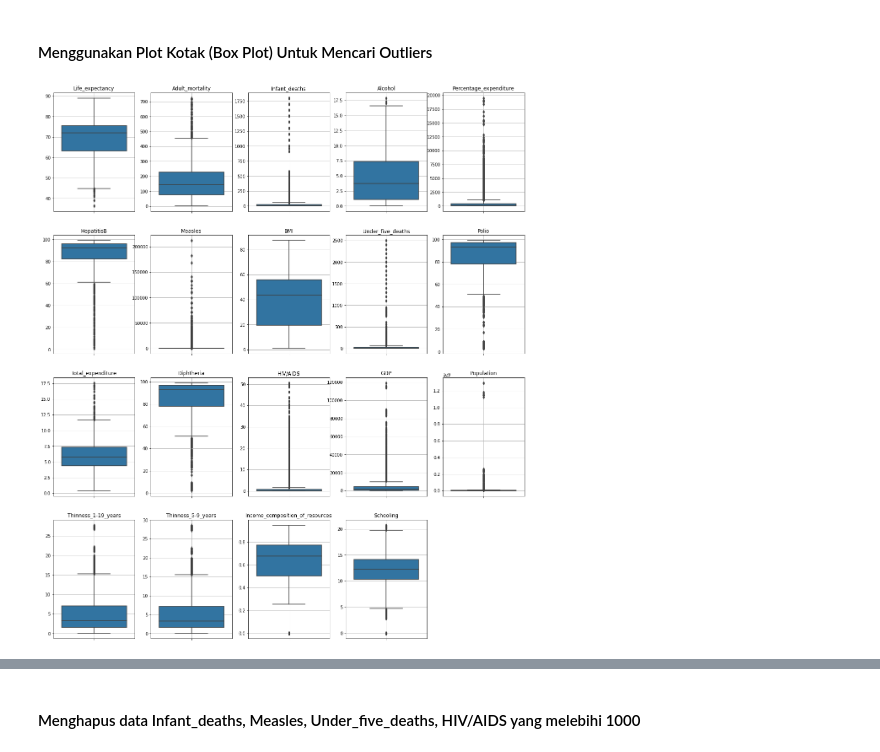
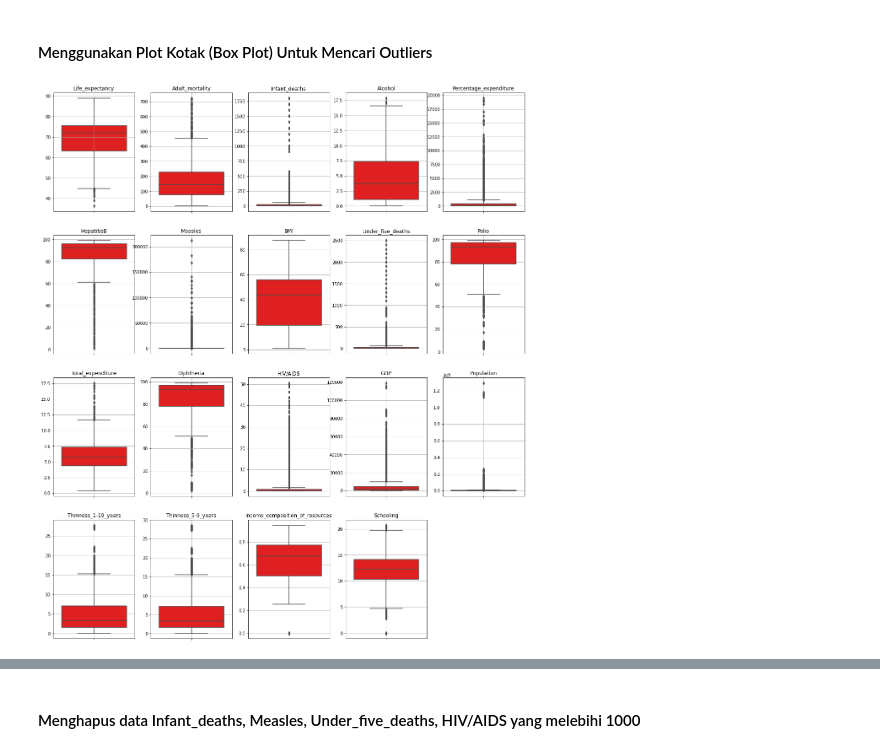
Before and after one commit to NoobiesDoobies/Tubes-Data-Analysis, a Jupyter notebook: Analysis_Life_Expectancy.ipynb, the cells around one changed output, grey strips where cells are left out. Cells and saved outputs as stored; diff of their text form; code cells hidden in the pictures.

```diff
--- a/Analysis_Life_Expectancy.ipynb
+++ b/Analysis_Life_Expectancy.ipynb
@@ -255,16 +255,16 @@ Schooling                          0                   2938           0.00%
 # %%
 plt.figure(figsize=(20,30))
 
 for i in range (0,len(numerical.columns)):
     plt.subplot(5,5,i+1)
-    sns.boxplot(y=numerical[numerical.columns[i]])
+    sns.boxplot(y=numerical[numerical.columns[i]], color="red")
     plt.title(numerical.columns[i], color="black")
     plt.ylabel("")
     plt.grid(True)
     plt.rcParams['axes.axisbelow'] = True
 plt.show()
 # %% [output]
-[figure, old version]
+[figure, new version]
 # %% [markdown]
 #### Infant_deaths, Measles, Under_five_deaths, HIV/AIDS adalah data per 1000 populasi. Keempat data ini tidak mungkin melebihi 1000, sehingga data yang melebihi 1000 harus dihapus.
 #### Beberapa negara memiliki nilai GDP dan Expenditure_percentage yang melebihi 20.000%, sehingga perlu diolah lebih lanjut.
```
Also changed, not shown: parts of 8 cells of this notebook.
